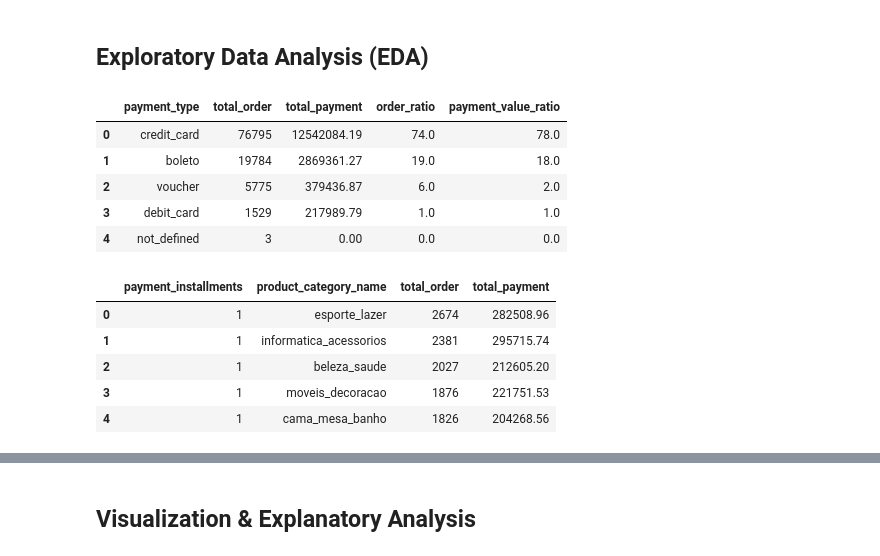
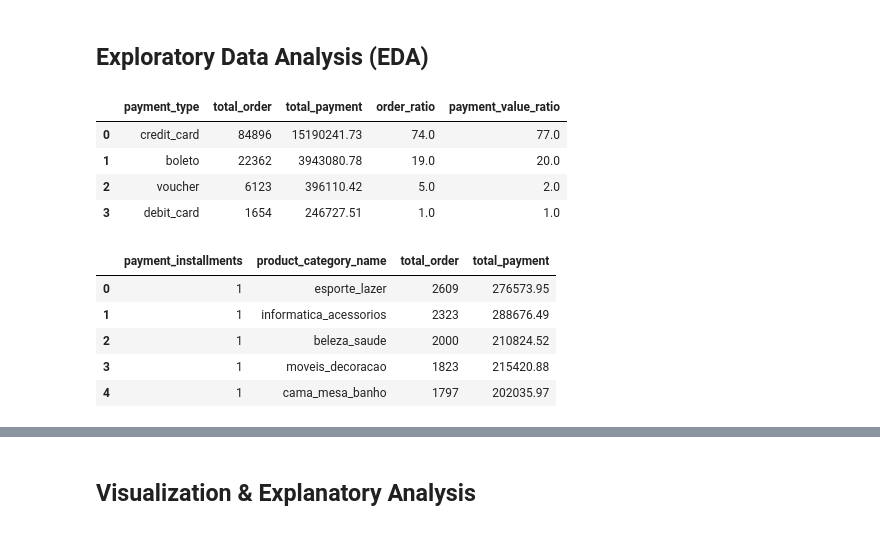
Before and after one commit to RedimRedim/Dicoding_Submission_DataAnalyst, a Jupyter notebook: Proyek_Analisis_Data_duckdb.ipynb, the cells around one changed output, grey strips where cells are left out. Cells and saved outputs as stored; diff of their text form; code cells hidden in the pictures.

```diff
--- a/Proyek_Analisis_Data_duckdb.ipynb
+++ b/Proyek_Analisis_Data_duckdb.ipynb
@@ -23,7 +26,11 @@ conn = duckdb.connect()
 conn.sql('INSTALL spatial')
 conn.sql('LOAD spatial')
 
-product_df = conn.execute('''SELECT item_dataset.*,  product_category_name FROM './datasets/olist_order_items_dataset.csv' as item_dataset
+product_df = conn.execute('''SELECT item_dataset.*,  product_category_name, order_approved_at, order_status FROM './datasets/olist_order_items_dataset.csv' as item_dataset
                           LEFT JOIN './datasets/olist_products_dataset.csv' as product_dataset
                           ON product_dataset.product_id = item_dataset.product_id
+                          LEFT JOIN './datasets/olist_orders_dataset.csv' as order_dataset
+                          ON order_dataset.order_id = item_dataset.order_id
            ''').fetchdf()
+
+product_df.head(10)
@@ -48,26 +68,27 @@ dtype: int64
 # %%
 payment_type_result = conn.execute('''
                          SELECT payment_type,
-                         count(order_id) as total_order,
+                         count(product_df.order_id) as total_order,
                          sum(cast (payment_value as decimal)) as total_payment,
-                         round((count(order_id) / sum(count(order_id)) over ()) * 100,0)  as order_ratio,
+                         round((count(product_df.order_id) / sum(count(product_df.order_id)) over ()) * 100,0)  as order_ratio,
                          round((sum(payment_value) / sum(sum(payment_value)) over ()) * 100,0) as payment_value_ratio
-                         FROM './datasets/olist_order_payments_dataset.csv'
-
+                         FROM './datasets/olist_order_payments_dataset.csv' as payment_dataset
+                         INNER JOIN product_df
+                         ON product_df.order_id = payment_dataset.order_id
+                         WHERE order_status like '%delivered%'
                          GROUP BY payment_type
-                         ORDER BY count(order_id) DESC
+                         ORDER BY count(product_df.order_id) DESC
                       ''').fetchdf()
 
 payment_type_result
 # %% [output]
 |  | payment_type | total_order | total_payment | order_ratio | payment_value_ratio |
-| 0 | credit_card | 76795 | 12542084.19 | 74.0 | 78.0 |
-| 1 | boleto | 19784 | 2869361.27 | 19.0 | 18.0 |
-| 2 | voucher | 5775 | 379436.87 | 6.0 | 2.0 |
-| 3 | debit_card | 1529 | 217989.79 | 1.0 | 1.0 |
-| 4 | not_defined | 3 | 0.00 | 0.0 | 0.0 |
+| 0 | credit_card | 84896 | 15190241.73 | 74.0 | 77.0 |
+| 1 | boleto | 22362 | 3943080.78 | 19.0 | 20.0 |
+| 2 | voucher | 6123 | 396110.42 | 5.0 | 2.0 |
+| 3 | debit_card | 1654 | 246727.51 | 1.0 | 1.0 |
 # %%
-payment_result = conn.execute('''
+payment_result_most_installments = conn.execute('''
              -- finding most using payment_installments
              With most_payment_installments as (
              SELECT payment_installments, sum(payment_value) as total_payment
@@ -86,6 +107,7 @@ payment_result = conn.execute('''
              product_category_output as (
                select payment_installments, product_df.product_category_name, count(order_output.order_id) as total_order, sum(payment_value) as total_payment from order_output
                INNER JOIN product_df ON order_output.order_id = product_df.order_id
+              WHERE order_status like '%delivered%'
                group by payment_installments , product_df.product_category_name
                order by total_payment desc limit 5
              )
@@ -94,11 +116,11 @@ payment_result = conn.execute('''
              order by total_order desc
              ''').fetchdf()
 
-payment_result
+payment_result_most_installments
 # %% [output]
 |  | payment_installments | product_category_name | total_order | total_payment |
-| 0 | 1 | esporte_lazer | 2674 | 282508.96 |
-| 1 | 1 | informatica_acessorios | 2381 | 295715.74 |
-| 2 | 1 | beleza_saude | 2027 | 212605.20 |
-| 3 | 1 | moveis_decoracao | 1876 | 221751.53 |
-| 4 | 1 | cama_mesa_banho | 1826 | 204268.56 |
+| 0 | 1 | esporte_lazer | 2609 | 276573.95 |
+| 1 | 1 | informatica_acessorios | 2323 | 288676.49 |
+| 2 | 1 | beleza_saude | 2000 | 210824.52 |
+| 3 | 1 | moveis_decoracao | 1823 | 215420.88 |
+| 4 | 1 | cama_mesa_banho | 1797 | 202035.97 |
```
Also changed, not shown: parts of 13 cells of this notebook, 2 other files.
